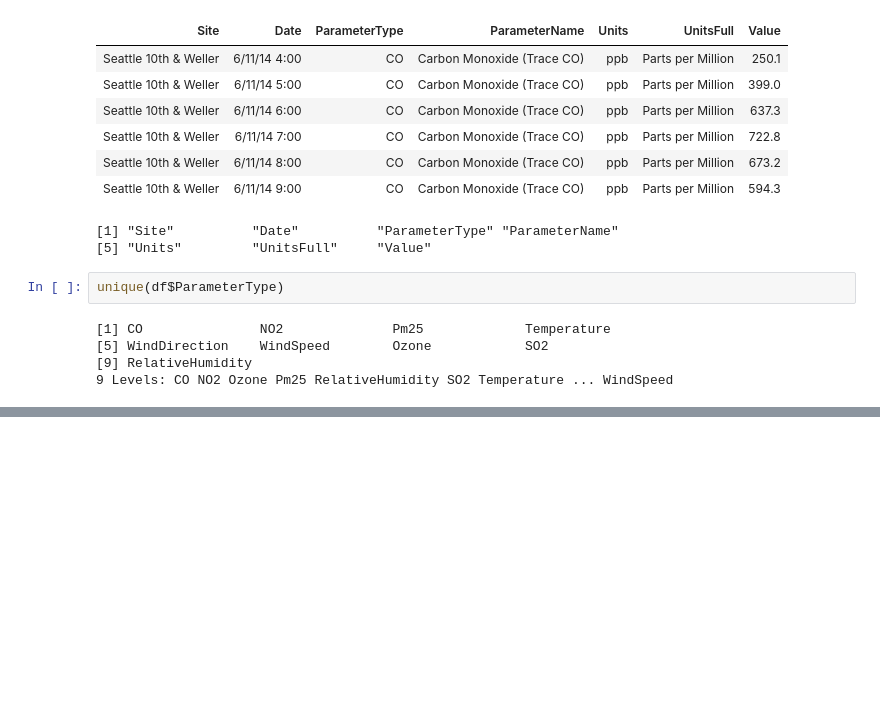
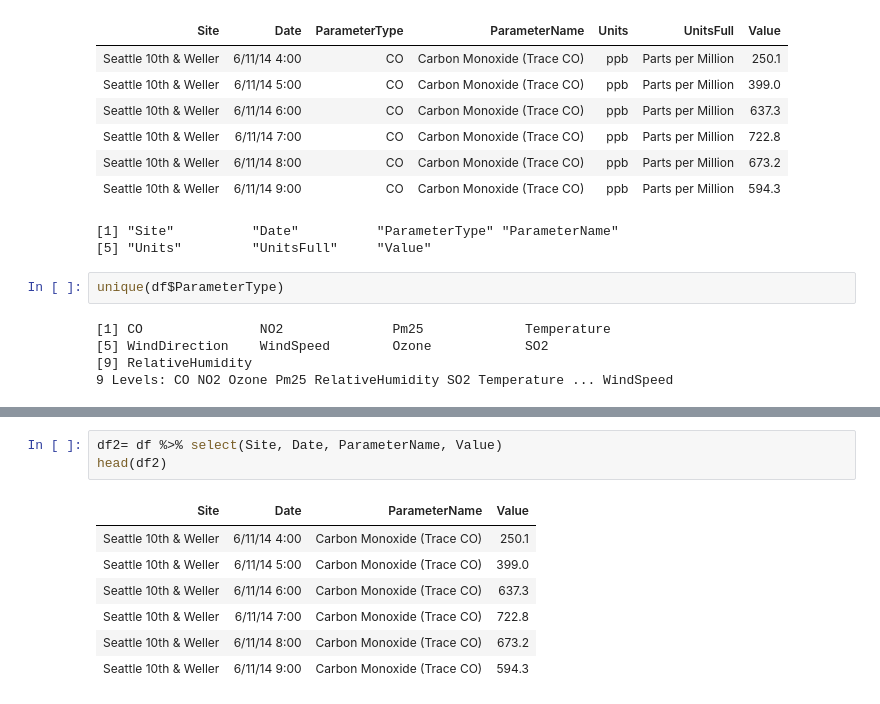
Before and after one commit to aworthyperson/Bike_Counters_Air_Quality, a Jupyter notebook: R_Notebook_bikes_AW.ipynb, the cells around one changed output, grey strips where cells are left out. Drawn from its saved outputs; the diff is of its cells as text; blank space fills up the shorter version.

```diff
--- a/R_Notebook_bikes_AW.ipynb
+++ b/R_Notebook_bikes_AW.ipynb
@@ -79,0 +89,11 @@ ERROR: Error in library(reshape): there is no package called ‘reshape’
+# %%
+df2= df %>% select(Site, Date, ParameterName, Value)
+head(df2)
+# %% [output]
+| Site | Date | ParameterName | Value |
+| Seattle 10th & Weller | 6/11/14 4:00 | Carbon Monoxide (Trace CO) | 250.1 |
+| Seattle 10th & Weller | 6/11/14 5:00 | Carbon Monoxide (Trace CO) | 399.0 |
+| Seattle 10th & Weller | 6/11/14 6:00 | Carbon Monoxide (Trace CO) | 637.3 |
+| Seattle 10th & Weller | 6/11/14 7:00 | Carbon Monoxide (Trace CO) | 722.8 |
+| Seattle 10th & Weller | 6/11/14 8:00 | Carbon Monoxide (Trace CO) | 673.2 |
+| Seattle 10th & Weller | 6/11/14 9:00 | Carbon Monoxide (Trace CO) | 594.3 |
```
Also changed, not shown: parts of 6 cells of this notebook.
